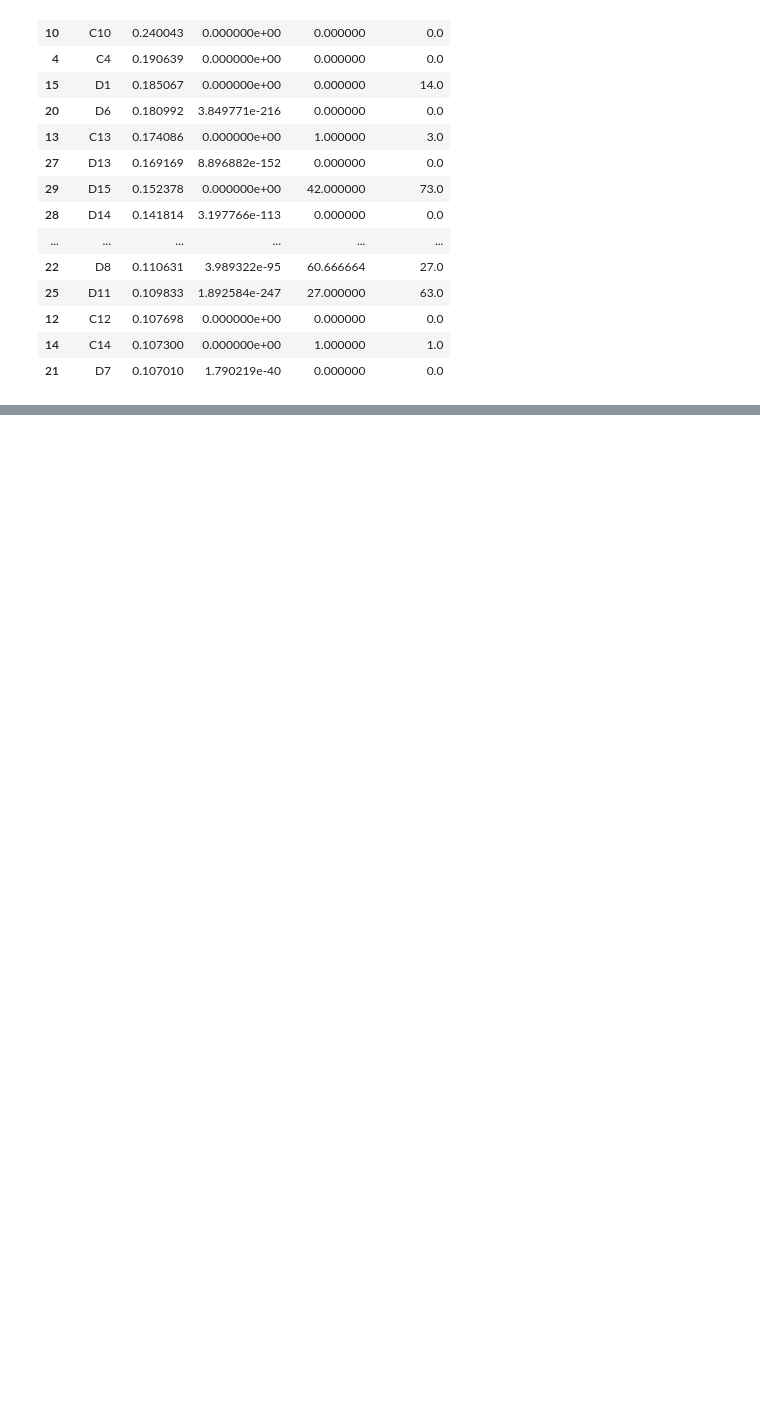
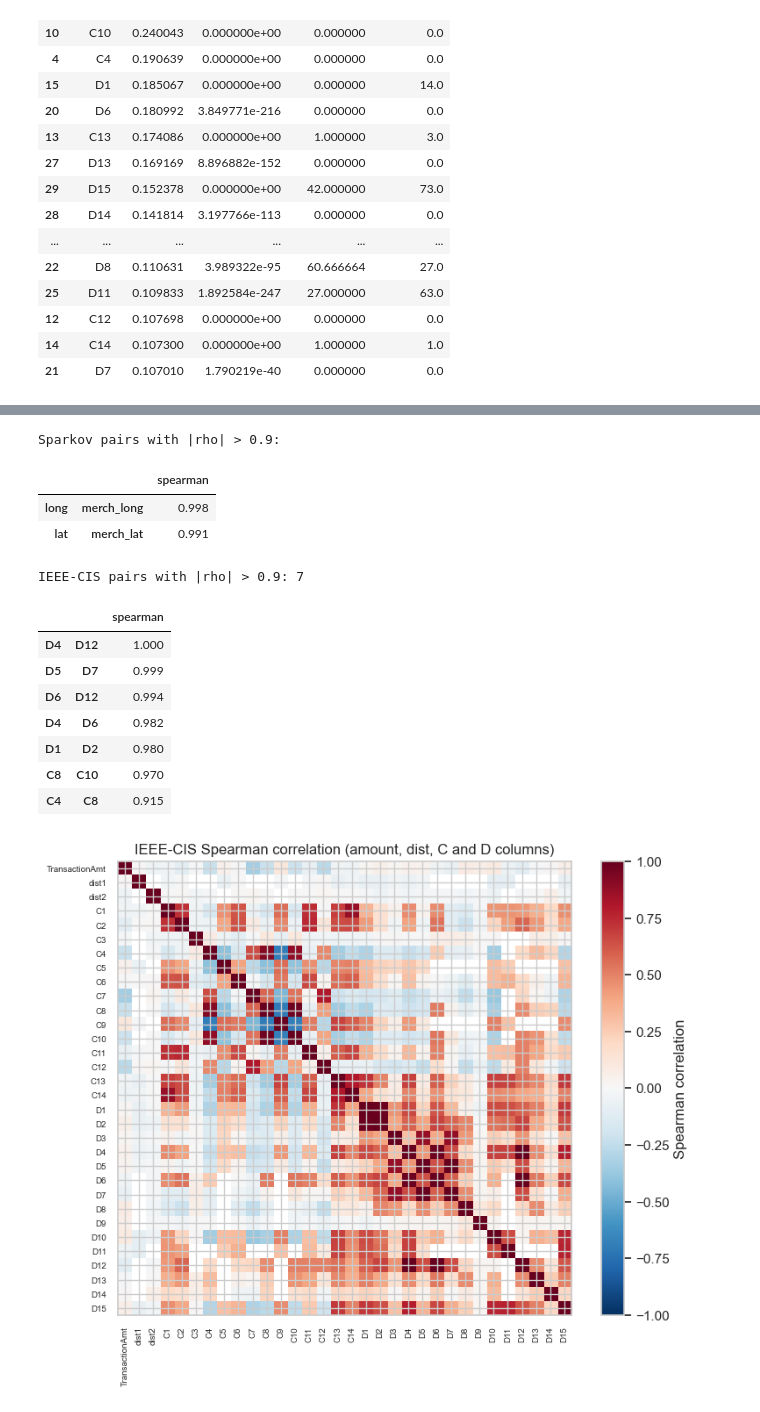
Before and after one commit to xman666888/bt4012-credit-card-fraud, a Jupyter notebook: notebooks/02_exploratory_analysis.ipynb, the cells around one changed output, grey strips where cells are left out. Cells and saved outputs as stored; diff of their text form; code cells hidden in the pictures; blank space fills up the shorter version.

```diff
--- a/notebooks/02_exploratory_analysis.ipynb
+++ b/notebooks/02_exploratory_analysis.ipynb
@@ -807,0 +1160,42 @@ display(ieee_shift.head(20))
+# %%
+# 3. Spearman correlation between numeric columns (rank-based, so less affected by skew and outliers)
+
+def top_pairs(corr, threshold=0.9):
+    upper = corr.where(np.triu(np.ones(corr.shape), k=1).astype(bool)).stack()
+    strong = upper[upper.abs() > threshold].sort_values(key=abs, ascending=False)
+    return strong.rename("spearman").to_frame()
+
+
+sparkov_corr_data = sparkov[sparkov_numeric].assign(card_merchant_distance_km=geo["card_merchant_distance_km"])
+sparkov_corr = sparkov_corr_data.corr(method="spearman")
+print("Sparkov pairs with |rho| > 0.9:")
+display(top_pairs(sparkov_corr).round(3))
+
+ieee_corr = ieee[ieee_numeric].corr(method="spearman")
+ieee_strong = top_pairs(ieee_corr)
+print("IEEE-CIS pairs with |rho| > 0.9:", len(ieee_strong))
+display(ieee_strong.head(15).round(3))
+
+plt.figure(figsize=(8, 6.5))
+plt.imshow(ieee_corr, cmap="RdBu_r", vmin=-1, vmax=1)
+plt.colorbar(label="Spearman correlation")
+plt.xticks(range(len(ieee_numeric)), ieee_numeric, rotation=90, fontsize=7)
+plt.yticks(range(len(ieee_numeric)), ieee_numeric, fontsize=7)
+plt.title("IEEE-CIS Spearman correlation (amount, dist, C and D columns)")
+plt.tight_layout()
+plt.show()
+# %% [output]
+Sparkov pairs with |rho| > 0.9:
+|  |  | spearman |
+| long | merch_long | 0.998 |
+| lat | merch_lat | 0.991 |
+IEEE-CIS pairs with |rho| > 0.9: 7
+|  |  | spearman |
+| D4 | D12 | 1.000 |
+| D5 | D7 | 0.999 |
+| D6 | D12 | 0.994 |
+| D4 | D6 | 0.982 |
+| D1 | D2 | 0.980 |
+| C8 | C10 | 0.970 |
+| C4 | C8 | 0.915 |
+[figure, added]
```
Also changed, not shown: parts of 20 cells of this notebook, 1 other file.
